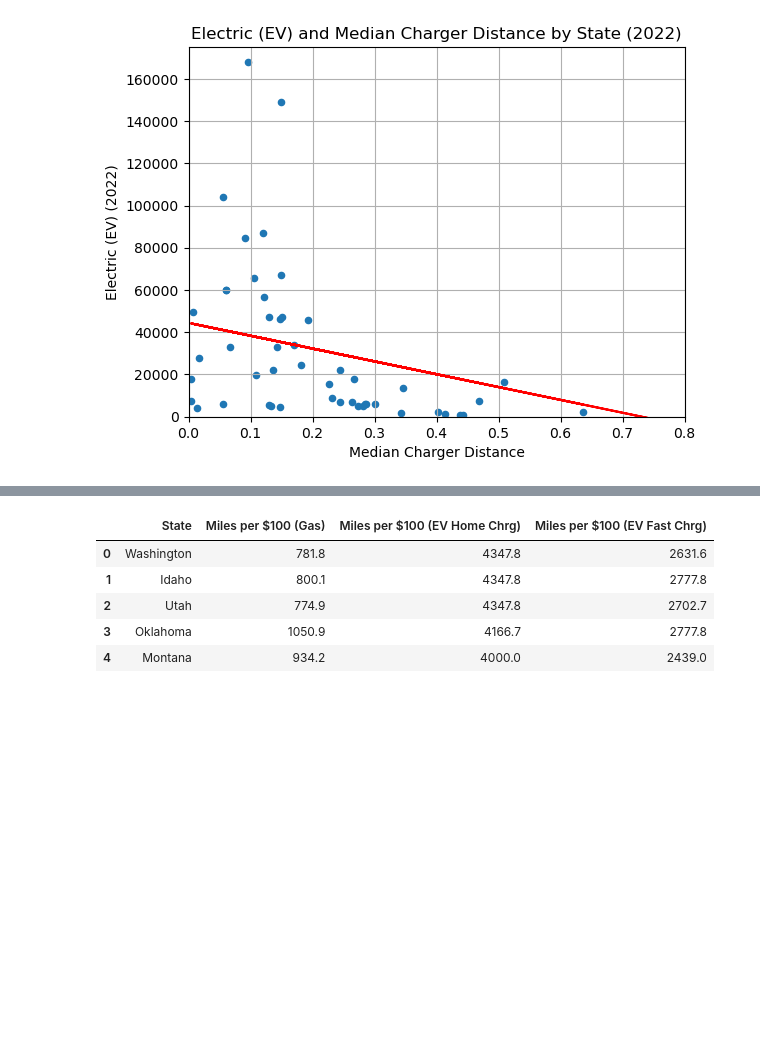
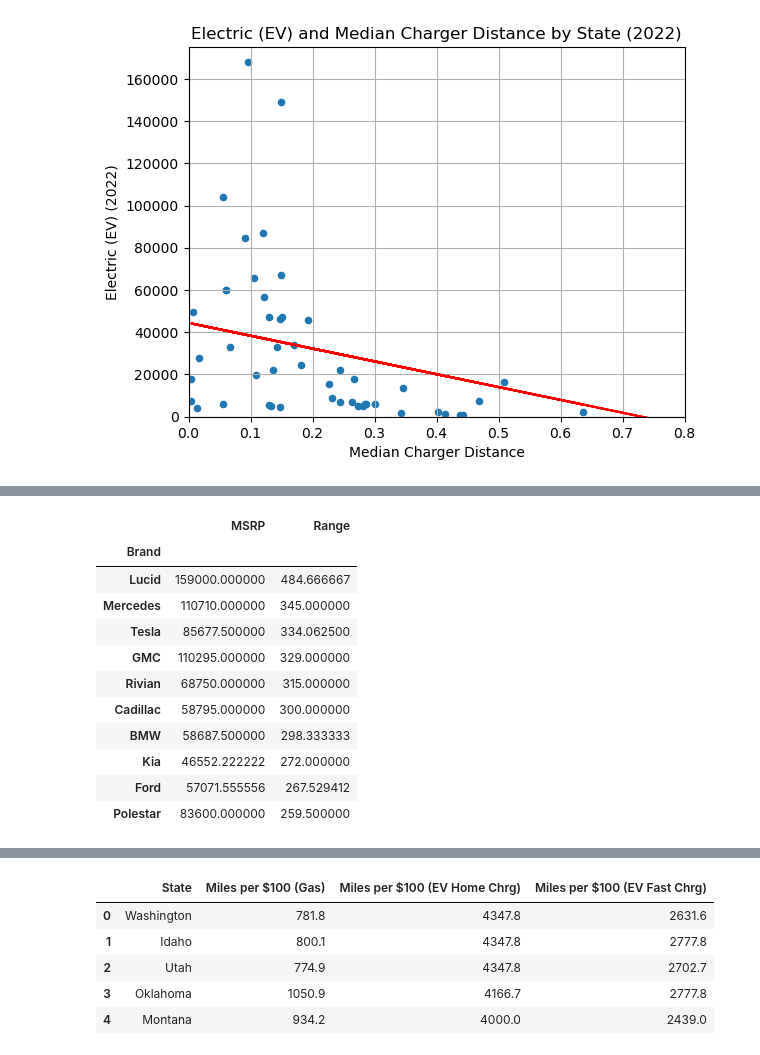
Before and after one commit to MrGoots/ETL_Python_Analysis, a Jupyter notebook: Registration_Files/ALPHA_DataFrame.ipynb, the cells around one changed output, grey strips where cells are left out. Cells and saved outputs as stored; diff of their text form; code cells hidden in the pictures; blank space fills up the shorter version.

```diff
--- a/Registration_Files/ALPHA_DataFrame.ipynb
+++ b/Registration_Files/ALPHA_DataFrame.ipynb
@@ -885,0 +935,21 @@ AttributeError: 'str' object has no attribute 'dropna'
+# %%
+
+# Sorted the brands in descending(high to low) order
+sorted_brands = brand_avg_range.sort_values('Range',ascending=False)
+
+# Select the top 10 brands with the highest average range
+top_10_high_range_brands = sorted_brands.head(10)
+top_10_high_range_brands
+# %% [output]
+|  | MSRP | Range |
+| Brand |  |  |
+| Lucid | 159000.000000 | 484.666667 |
+| Mercedes | 110710.000000 | 345.000000 |
+| Tesla | 85677.500000 | 334.062500 |
+| GMC | 110295.000000 | 329.000000 |
+| Rivian | 68750.000000 | 315.000000 |
+| Cadillac | 58795.000000 | 300.000000 |
+| BMW | 58687.500000 | 298.333333 |
+| Kia | 46552.222222 | 272.000000 |
+| Ford | 57071.555556 | 267.529412 |
+| Polestar | 83600.000000 | 259.500000 |
```
Also changed, not shown: parts of 6 cells of this notebook, 2 other files.
